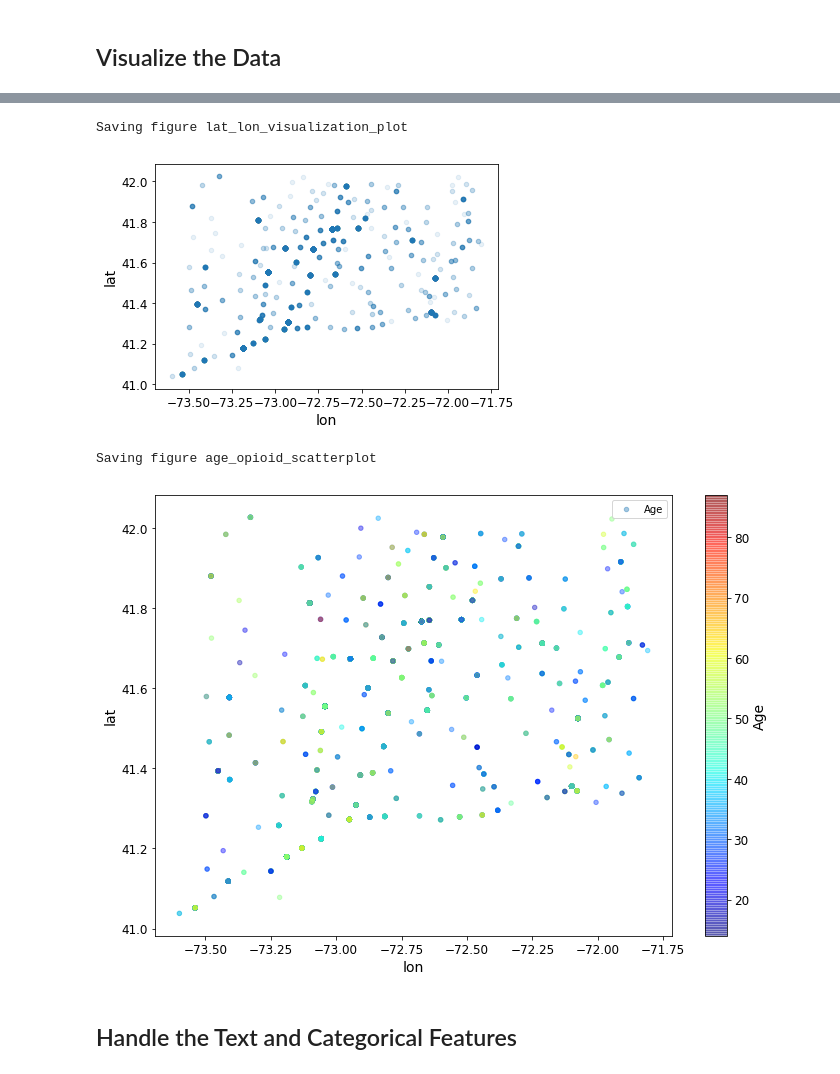
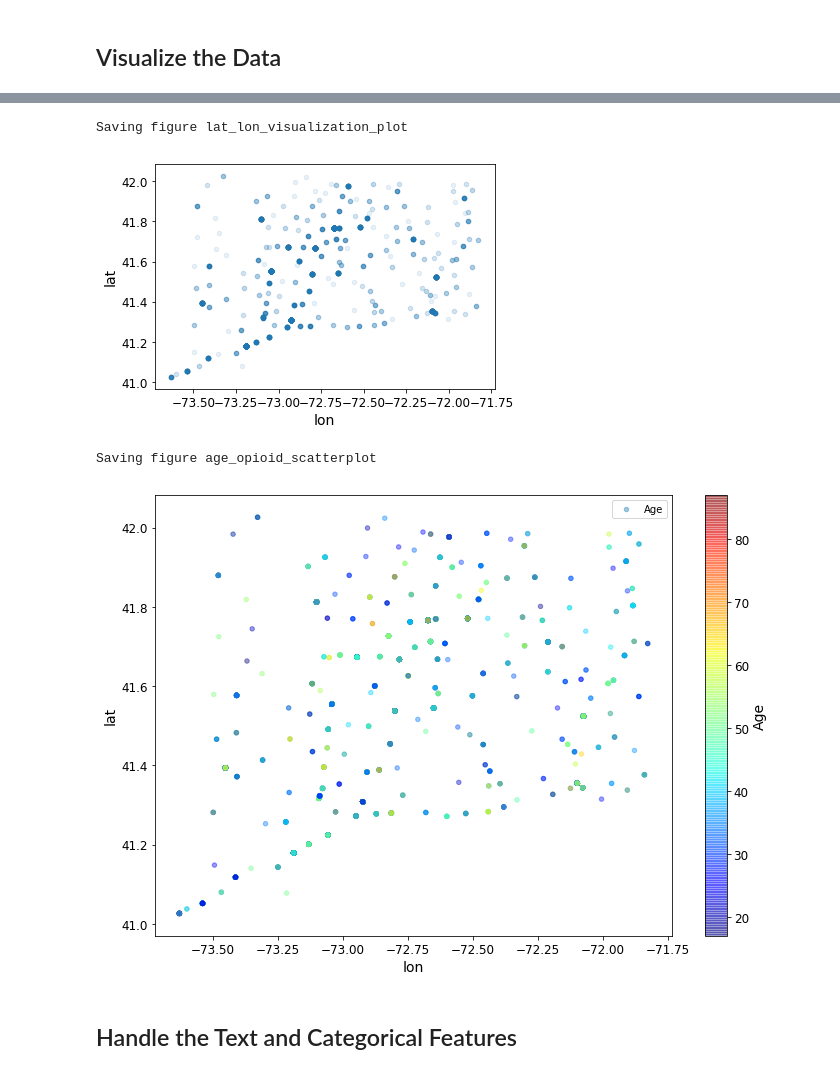
Before and after one commit to thilankam/opioid-data-ml, a Jupyter notebook: final_project.ipynb, the cells around one changed output, grey strips where cells are left out. Drawn from its saved outputs; the diff is of its cells as text; code cells hidden in the pictures.

```diff
--- a/final_project.ipynb
+++ b/final_project.ipynb
@@ -225,23 +297,23 @@ Saving figure lat_lon_raw_visualization_plot
 # %%
 # Better visualization highlighting the high density areas
 
-data.plot(kind="scatter", x="lon", y="lat", alpha=0.1)
+train_set.plot(kind="scatter", x="lon", y="lat", alpha=0.1)
 save_fig("lat_lon_visualization_plot")
 # %% [output]
 Saving figure lat_lon_visualization_plot
-[figure, old version]
+[figure, new version]
 # %%
 # Even better plot with a color map showing the age of the individuals who died.
 
-data.plot(kind="scatter", x="lon", y="lat", alpha=0.4,
+train_set.plot(kind="scatter", x="lon", y="lat", alpha=0.4,
     label="Age", figsize=(10,7),
     c="Age", cmap=plt.get_cmap("jet"), colorbar=True,
     sharex=False)
 plt.legend()
 save_fig("age_opioid_scatterplot")
 # %% [output]
 Saving figure age_opioid_scatterplot
-[figure, old version]
+[figure, new version]
 # %% [markdown]
 ## Handle the Text and Categorical Features
 # %% [markdown]
```
Also changed, not shown: parts of 100 cells of this notebook.
